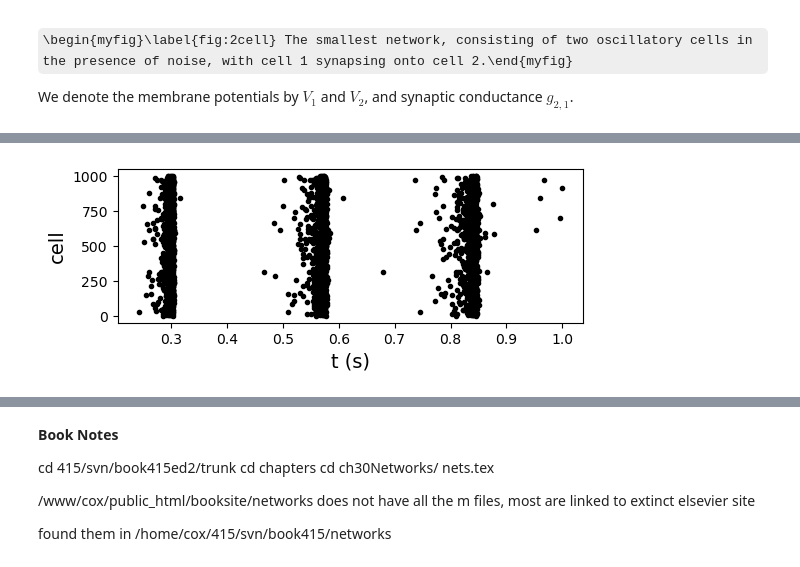
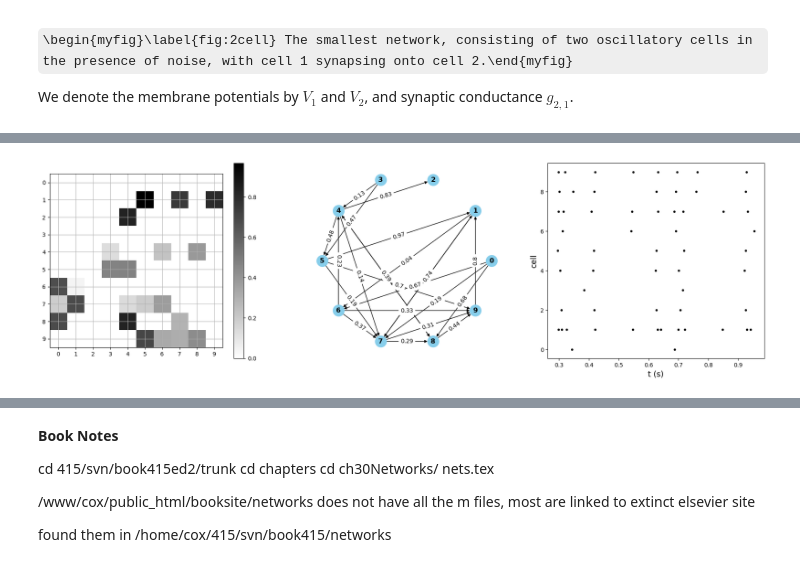
Before and after one commit to steve-cox-LA/EGlove, a Jupyter notebook: TassPlatform.ipynb, the cells around one changed output, grey strips where cells are left out. Saved outputs shown, nothing was run; the diff lists cells and outputs as text; code cells hidden in the pictures; some formulas as TeX source.

```diff
--- a/TassPlatform.ipynb
+++ b/TassPlatform.ipynb
@@ -869,11 +719,45 @@ import numpy as np
 import matplotlib.pyplot as plt
 import math
 import scipy as sp
-import time
+import networkx as nx
 
-fig, ax = plt.subplots(figsize=(6, 2))
+fig, (ax1, ax2, ax3) = plt.subplots(1,3)
+plt.subplots_adjust(right=3, left=0.25, wspace=0.15, top=1, bottom=0)
 
-rng = np.random.default_rng(12345)
+N = 10   # number of cells
+density = 0.25  # 25% of the elements will be non-zero
+rng = np.random.default_rng(42)  # make it reproducible
+
+# Generate the sparse weight matrix without self connections
+W = sp.sparse.random_array((N, N), density=density, format='csr', random_state=rng)
+W.setdiag(0)
+W.eliminate_zeros()
+fW = W.toarray()    # for visualization purposes
+
+im1 = ax1.imshow(fW, cmap='gray_r')
+fig.colorbar(im1, ax=ax1)
+ax1.set_xticks(np.linspace(0,9,10))
+ax1.set_yticks(np.linspace(0,9,10))
+ax1.grid('on')
+
+# now view it as a directed weighted graph
+
+Wt2 = np.round(fW.T,2)   # transpose and round
+G = nx.from_numpy_array(Wt2, create_using=nx.DiGraph)
+
+pos = nx.circular_layout(G)  # Layout algorithm for positioning nodes
+nx.draw(
+    G,
+    pos,
+    ax=ax2,
+    with_labels=True,
+    node_color="skyblue",
+    node_size=400,
+    font_weight="bold",
+)
+labels = nx.get_edge_attributes(G, "weight")
+nx.draw_networkx_edge_labels(G, pos, ax = ax2, edge_labels=labels)
+ax2.set_aspect('equal')
 
 Tfin = 1000
 dt = 0.1
@@ -882,24 +766,12 @@ tausyn = 1
 td = 3
 kappa = 8
 
-N = 1000   # number of cells
-
 kappa_noise = 0.026
 f_noise = 20
 
 gleak = 0.02
 Vrest = -38
 Cm = rng.normal(3, 3*0.05, N)
-
-# Generate the sparse weight matrix without self connections
-density = 0.07  # 7% of the elements will be non-zero
-spW = sp.sparse.random_array((N, N), density=density, format='csr', random_state=rng)
-spW.setdiag(0)
-spW.eliminate_zeros()
-#mW = np.mean(spW)
-#print(mW)
-spW = kappa*spW/N
-Wrow, Wcol, values = sp.sparse.find(spW)
 
 aE = (2*tausyn-dt)/(2*tausyn+dt)
 bE = 2/(2*tausyn+dt)
@@ -924,24 +796,13 @@ a = 2*Cm/dt
 b = 2*gleak*Vrest
 c = a + gleak
 
-next_noise = rng.exponential(
-    1000.0 / f_noise,
-    size=N
-)
-
-start_time = time.perf_counter()
+next_noise = rng.exponential(1000.0 / f_noise, size=N)
 
 for j in range(1,Nt):
 
     t = j*dt
 
-    gsyn = aE*gsyn + bE*spW@(T + td == t)
-
-    #arriving_spikes = np.where(T + td == t)[0]
-    #for asp in arriving_spikes:
-    #    post = Wrow[np.where(Wcol==asp)]
-    #    for p in post:
-    #        gsyn[p] += bE*spW[p,asp]
+    gsyn = aE*gsyn + bE*W@(T + td == t)
 
     g_noise = aE*g_noise
 
@@ -967,11 +828,8 @@ for j in range(1,Nt):
         V[fsp] = Vres
         Vthr[fsp] = Vthrspike
         for ind in fsp:
-            ax.plot(t/1000,1+ind,'k.')
+            ax3.plot(t/1000,ind,'k.')
 
-end_time = time.perf_counter()
-print(f"Elapsed time: {end_time - start_time:.6f} seconds")
-
-ax.set_xlabel('t (s)',fontsize=14)
-ax.set_ylabel('cell', color='k', fontsize=14);
+ax3.set_xlabel('t (s)',fontsize=14)
+ax3.set_ylabel('cell', color='k', fontsize=14);
 # %% [output]
@@ -979 +836 @@ Elapsed time: 6.766254 seconds
-[figure, old version]
+[figure, new version]
```
Also changed, not shown: parts of 43 cells of this notebook.
